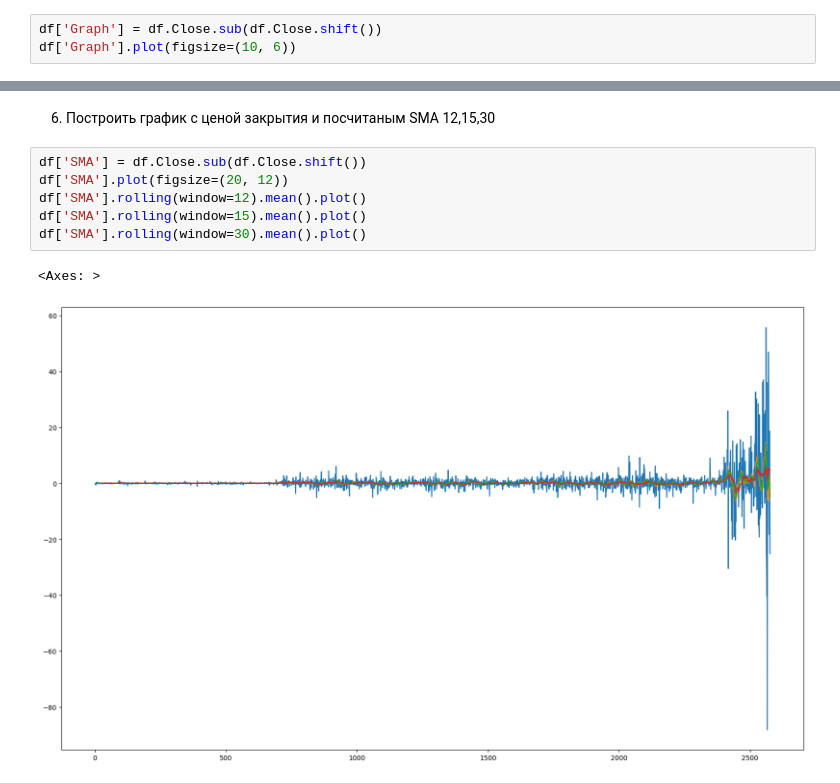
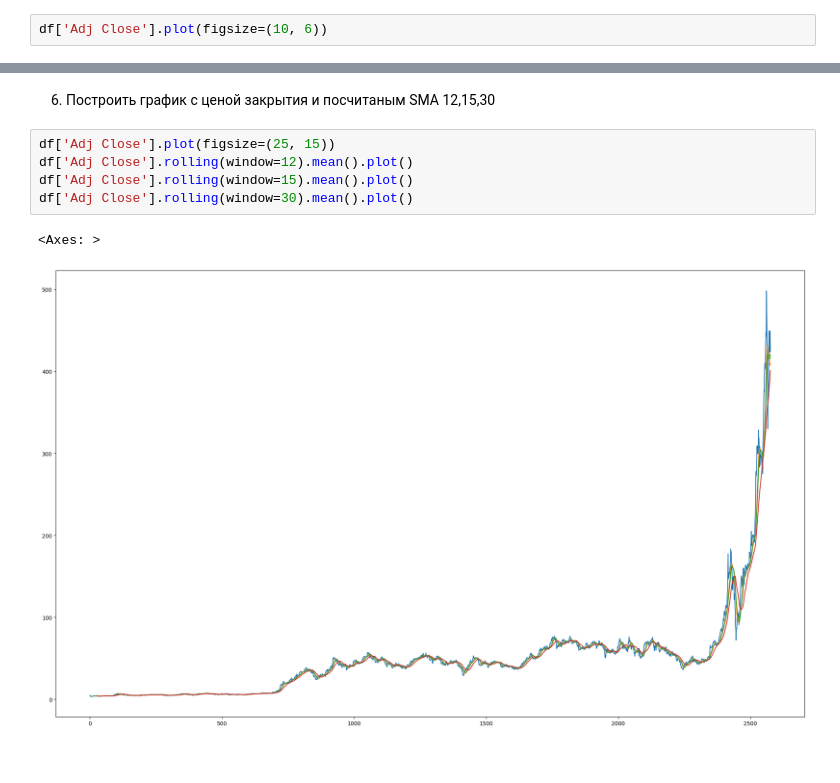
Before and after one commit to LobanovOleg/ML-System-Design, a Jupyter notebook: Laba2.ipynb, the cells around one changed output, grey strips where cells are left out. Cells and saved outputs as stored; diff of their text form.

```diff
--- a/Laba2.ipynb
+++ b/Laba2.ipynb
@@ -60,7 +60,6 @@ print(mean)
 # %% [markdown]
 3. Вывести график цены закрытия
 # %%
-df['Graph'] = df.Close.sub(df.Close.shift())
-df['Graph'].plot(figsize=(10, 6))
+df['Adj Close'].plot(figsize=(10, 6))
 # %% [output]
 <Axes: >
@@ -102,11 +101,10 @@ print(df)
 # %% [markdown]
 6. Построить график с ценой закрытия и посчитаным SMA 12,15,30
 # %%
-df['SMA'] = df.Close.sub(df.Close.shift())
-df['SMA'].plot(figsize=(20, 12))
-df['SMA'].rolling(window=12).mean().plot()
-df['SMA'].rolling(window=15).mean().plot()
-df['SMA'].rolling(window=30).mean().plot()
+df['Adj Close'].plot(figsize=(25, 15))
+df['Adj Close'].rolling(window=12).mean().plot()
+df['Adj Close'].rolling(window=15).mean().plot()
+df['Adj Close'].rolling(window=30).mean().plot()
 # %% [output]
 <Axes: >
-[figure, old version]
+[figure, new version]
```
Also changed, not shown: parts of 2 cells of this notebook.
